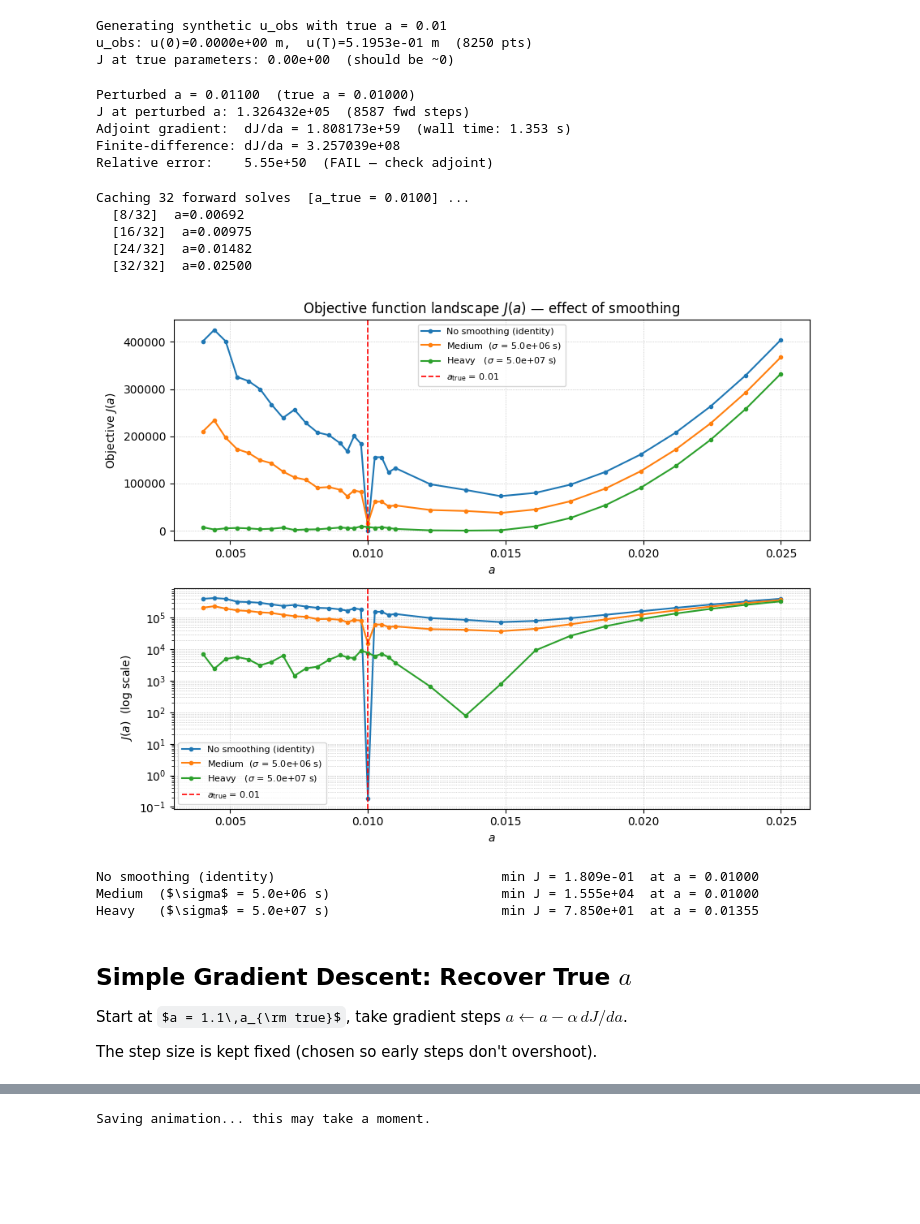
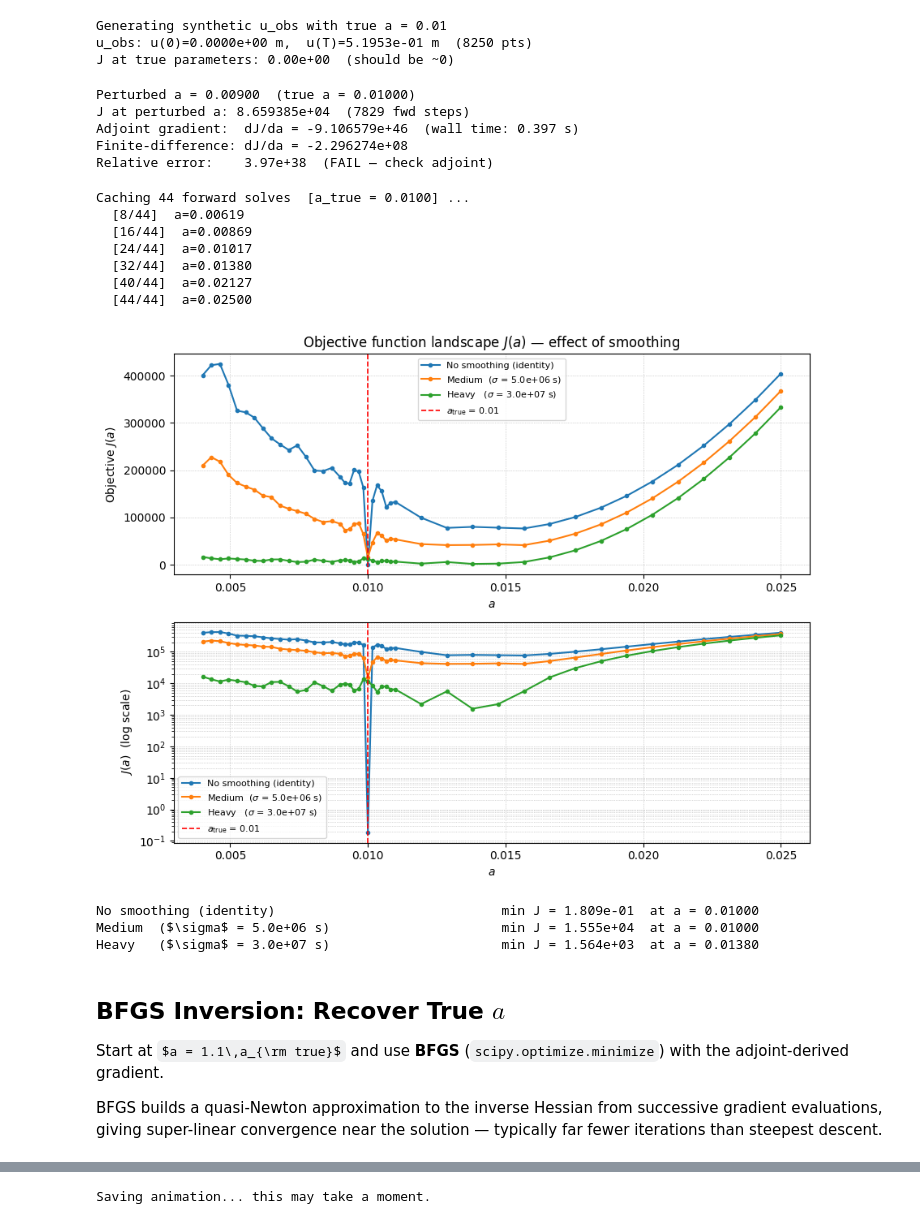
Before and after one commit to ericeberg3/spring-slider-adjoint, a Jupyter notebook: slip_adjoint_springslider_adapttime.ipynb, the cells around one changed output, grey strips where cells are left out. Saved outputs shown, nothing was run; the diff lists cells and outputs as text; code cells hidden in the pictures; some formulas as TeX source; blank space fills up the shorter version.

```diff
--- a/slip_adjoint_springslider_adapttime.ipynb
+++ b/slip_adjoint_springslider_adapttime.ipynb
@@ -529,7 +528,7 @@ import time
 # Run at perturbed a, then solve adjoint and compute gradient
 # ------------------------------------------------------------------
 M_test      = dict(M_true)
-M_test['a'] = M_true['a'] * 1.1   # 10% perturbation
+M_test['a'] = M_true['a'] * 0.9   # 10% perturbation
 
 print(f"Perturbed a = {M_test['a']:.5f}  (true a = {M_true['a']:.5f})")
 fwd_test = forward_solve_adaptive(M_test, T, u_init, psi_init)
@@ -556,11 +555,11 @@ rel_err = abs(grad_adj - grad_fd) / (abs(grad_fd) + 1e-30)
 print(f"Finite-difference: dJ/da = {grad_fd:.6e}")
 print(f"Relative error:    {rel_err:.2e}  ({'PASS' if rel_err < 0.01 else 'FAIL — check adjoint'})")
 # %% [output]
-Perturbed a = 0.01100  (true a = 0.01000)
-J at perturbed a: 1.326432e+05  (8587 fwd steps)
-Adjoint gradient:  dJ/da = 1.808173e+59  (wall time: 1.353 s)
-Finite-difference: dJ/da = 3.257039e+08
-Relative error:    5.55e+50  (FAIL — check adjoint)
+Perturbed a = 0.00900  (true a = 0.01000)
+J at perturbed a: 8.659385e+04  (7829 fwd steps)
+Adjoint gradient:  dJ/da = -9.106579e+46  (wall time: 0.397 s)
+Finite-difference: dJ/da = -2.296274e+08
+Relative error:    3.97e+38  (FAIL — check adjoint)
 # %%
 # ------------------------------------------------------------------
 # Objective function landscape: J(a) for three smoothing levels
@@ -583,8 +582,8 @@ def compute_J_S(fwd, t_obs, u_obs, S):
     return 0.5 * np.trapz((Su - Su_obs) ** 2, fwd['t'])
 
 # Three smoothing levels
-sigma_medium = 0.01 * T    # ~58  days  (matches sigma_smooth used elsewhere)
-sigma_heavy  = 0.10 * T    # ~580 days
+sigma_medium = 0.01 * T    # ~58  days
+sigma_heavy  = 0.06 * T
 
 smoothing_cases = [
     ('No smoothing (identity)',                       None,         'C0'),
@@ -594,9 +593,9 @@ smoothing_cases = [
 
 # a values to scan — denser near the truth
 a_scan = np.concatenate([
-    np.linspace(0.4 * a_true_val, 0.9 * a_true_val, 12, endpoint=False),
-    np.linspace(0.9 * a_true_val, 1.1 * a_true_val,  8, endpoint=False),
-    np.linspace(1.1 * a_true_val, 2.5 * a_true_val, 12),
+    np.linspace(0.4 * a_true_val, 0.9 * a_true_val, 16, endpoint=False),
+    np.linspace(0.9 * a_true_val, 1.1 * a_true_val, 12, endpoint=False),
+    np.linspace(1.1 * a_true_val, 2.5 * a_true_val, 16),
 ])
 
 # --- Run all forward solves once (expensive), cache results ---
@@ -631,46 +630,48 @@ for label, sigma, _ in smoothing_cases:
 # ------------------------------------------------------------------
 fig, axes = plt.subplots(2, 1, figsize=(9, 7))
 
 for label, sigma, color in smoothing_cases:
     J_arr = J_results[label]
     J_pos = np.where(J_arr > 0, J_arr, np.nan)
     axes[0].plot(a_scan, J_arr,  'o-', ms=3, lw=1.5, color=color, label=label)
     axes[1].semilogy(a_scan, J_pos, 'o-', ms=3, lw=1.5, color=color, label=label)
 
 for ax in axes:
     ax.axvline(a_true_val, color='red', ls='--', lw=1.2,
                label=f'$a_{{\\rm true}}$ = {a_true_val}')
     ax.legend(fontsize=8)
     ax.grid(True, ls=':', lw=0.5, which='both')
     ax.set_xlabel('$a$')
 
 axes[0].set_ylabel('Objective $J(a)$')
 axes[0].set_title('Objective function landscape $J(a)$ — effect of smoothing')
 axes[1].set_ylabel('$J(a)$  (log scale)')
 
 plt.tight_layout()
 plt.savefig('Figures/J_landscape_a_smoothing.png', dpi=150, bbox_inches='tight')
 plt.show()
 
 print()
 for label, sigma, _ in smoothing_cases:
     J_arr = J_results[label]
     imin  = np.nanargmin(J_arr)
     print(f"{label:50s}  min J = {J_arr[imin]:.3e}  at a = {a_scan[imin]:.5f}")
 # %% [output]
-Caching 32 forward solves  [a_true = 0.0100] ...
-  [8/32]  a=0.00692
-  [16/32]  a=0.00975
-  [24/32]  a=0.01482
-  [32/32]  a=0.02500
+Caching 44 forward solves  [a_true = 0.0100] ...
+  [8/44]  a=0.00619
+  [16/44]  a=0.00869
+  [24/44]  a=0.01017
+  [32/44]  a=0.01380
+  [40/44]  a=0.02127
+  [44/44]  a=0.02500
-[figure, old version]
+[figure, new version]
 No smoothing (identity)                             min J = 1.809e-01  at a = 0.01000
 Medium  ($\sigma$ = 5.0e+06 s)                      min J = 1.555e+04  at a = 0.01000
-Heavy   ($\sigma$ = 5.0e+07 s)                      min J = 7.850e+01  at a = 0.01355
+Heavy   ($\sigma$ = 3.0e+07 s)                      min J = 1.564e+03  at a = 0.01380
 # %% [markdown]
-## Simple Gradient Descent: Recover True $a$
+## BFGS Inversion: Recover True $a$
 
-Start at $a = 1.1\,a_{\rm true}$, take gradient steps $a \leftarrow a - \alpha\,dJ/da$.
+Start at $a = 1.1\,a_{\rm true}$ and use **BFGS** (`scipy.optimize.minimize`) with the adjoint-derived gradient.
 
-The step size is kept fixed (chosen so early steps don't overshoot).
+BFGS builds a quasi-Newton approximation to the inverse Hessian from successive gradient evaluations, giving super-linear convergence near the solution — typically far fewer iterations than steepest descent.
 # %%
```
Also changed, not shown: parts of 3 cells of this notebook, 1 other file.
